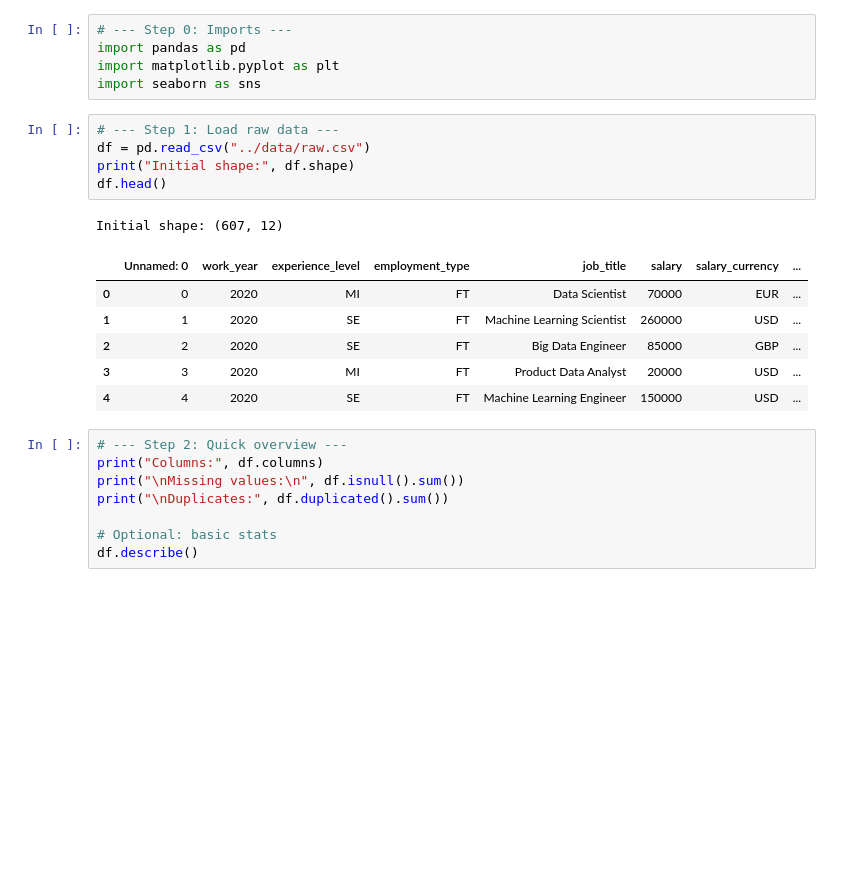
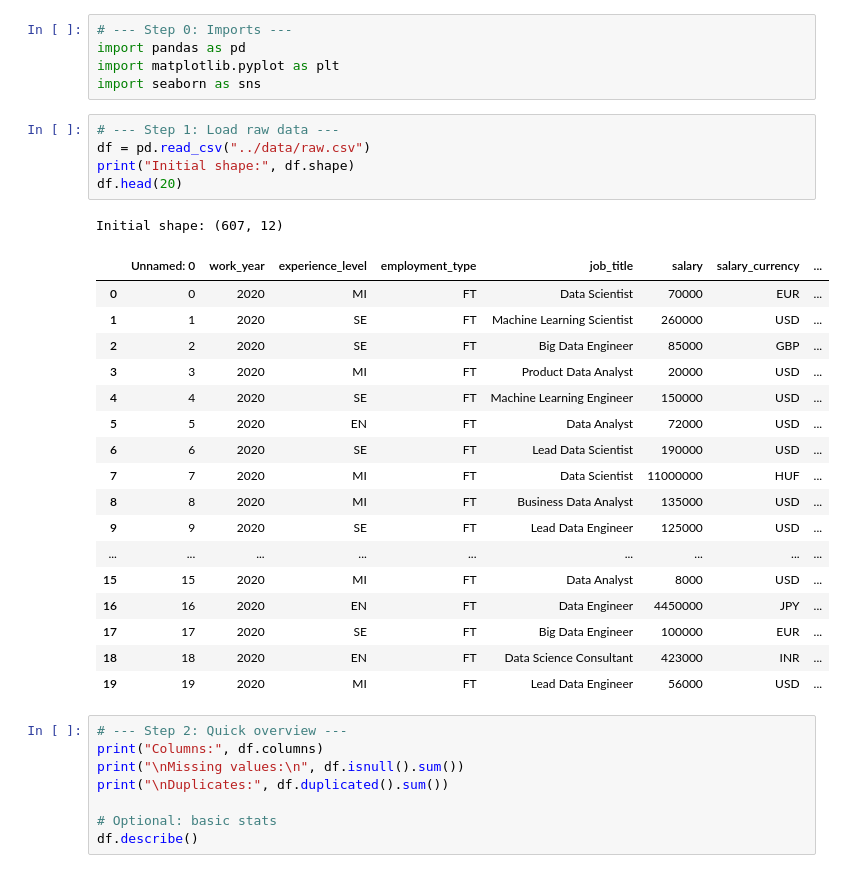
Before and after one commit to klc33/salary-prediction-app, a Jupyter notebook: notebooks/eda_and_cleaning.ipynb, the cells around one changed output. Cells and saved outputs as stored; diff of their text form; blank space fills up the shorter version.

```diff
--- a/notebooks/eda_and_cleaning.ipynb
+++ b/notebooks/eda_and_cleaning.ipynb
@@ -6,16 +6,27 @@ import seaborn as sns
 # %%
 # --- Step 1: Load raw data ---
 df = pd.read_csv("../data/raw.csv")
 print("Initial shape:", df.shape)
-df.head()
+df.head(20)
 # %% [output]
 Initial shape: (607, 12)
 |  | Unnamed: 0 | work_year | experience_level | employment_type | job_title | salary | salary_currency | ... |
 | 0 | 0 | 2020 | MI | FT | Data Scientist | 70000 | EUR | ... |
 | 1 | 1 | 2020 | SE | FT | Machine Learning Scientist | 260000 | USD | ... |
 | 2 | 2 | 2020 | SE | FT | Big Data Engineer | 85000 | GBP | ... |
 | 3 | 3 | 2020 | MI | FT | Product Data Analyst | 20000 | USD | ... |
 | 4 | 4 | 2020 | SE | FT | Machine Learning Engineer | 150000 | USD | ... |
+| 5 | 5 | 2020 | EN | FT | Data Analyst | 72000 | USD | ... |
+| 6 | 6 | 2020 | SE | FT | Lead Data Scientist | 190000 | USD | ... |
+| 7 | 7 | 2020 | MI | FT | Data Scientist | 11000000 | HUF | ... |
+| 8 | 8 | 2020 | MI | FT | Business Data Analyst | 135000 | USD | ... |
+| 9 | 9 | 2020 | SE | FT | Lead Data Engineer | 125000 | USD | ... |
+| ... | ... | ... | ... | ... | ... | ... | ... | ... |
+| 15 | 15 | 2020 | MI | FT | Data Analyst | 8000 | USD | ... |
+| 16 | 16 | 2020 | EN | FT | Data Engineer | 4450000 | JPY | ... |
+| 17 | 17 | 2020 | SE | FT | Big Data Engineer | 100000 | EUR | ... |
+| 18 | 18 | 2020 | EN | FT | Data Science Consultant | 423000 | INR | ... |
+| 19 | 19 | 2020 | MI | FT | Lead Data Engineer | 56000 | USD | ... |
 # %%
 # --- Step 2: Quick overview ---
 print("Columns:", df.columns)
```
Also changed, not shown: 5 other files.
